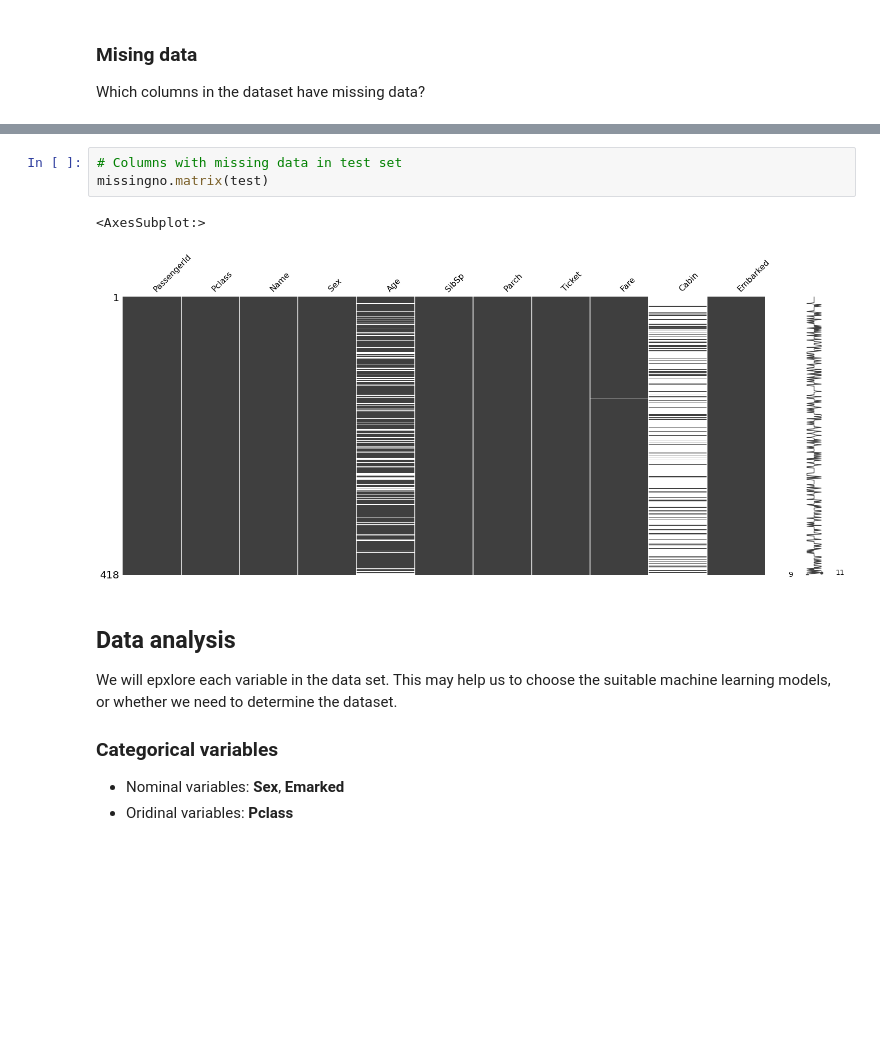
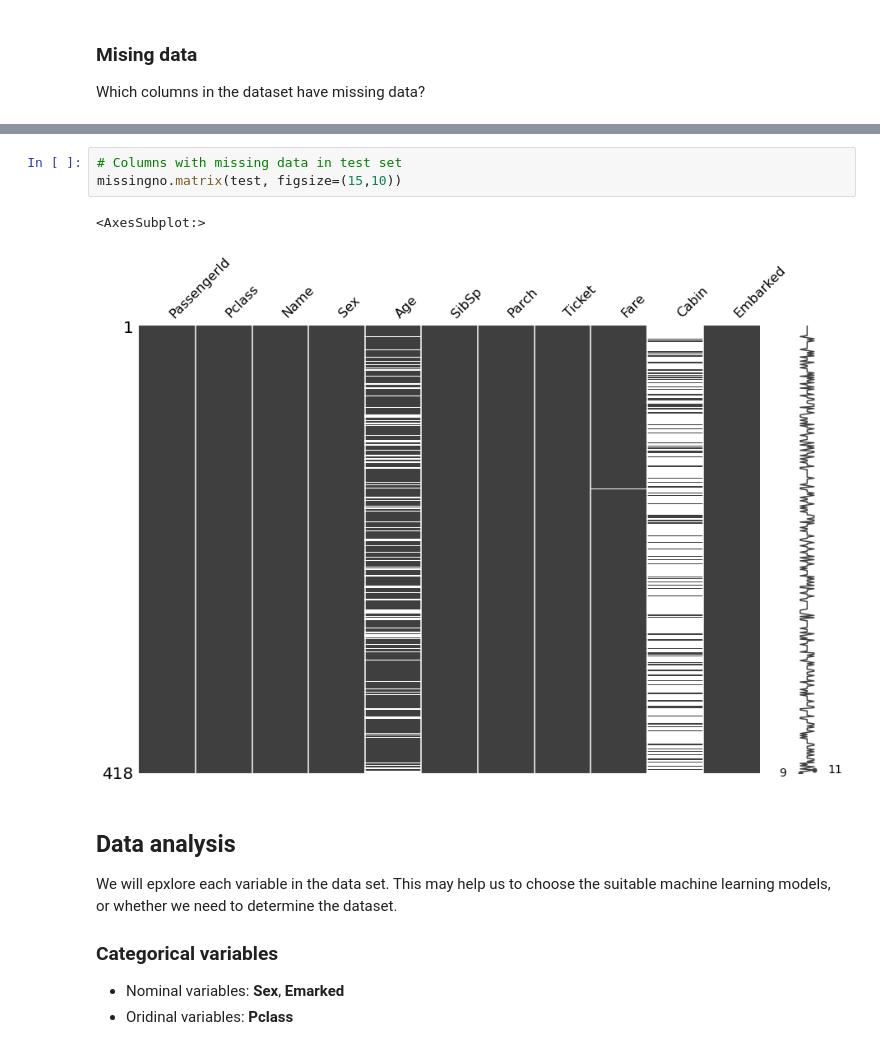
Before and after one commit to jmateo27/Titanic-Project, a Jupyter notebook: titanic.ipynb, the cells around one changed output, grey strips where cells are left out. Cells and saved outputs as stored; diff of their text form; blank space fills up the shorter version.

```diff
--- a/titanic.ipynb
+++ b/titanic.ipynb
@@ -95,9 +95,9 @@ missingno.matrix(train)
 # %%
 # Columns with missing data in test set
-missingno.matrix(test)
+missingno.matrix(test, figsize=(15,10))
 # %% [output]
 <AxesSubplot:>
-[figure, old version]
+[figure, new version]
 # %% [markdown]
 ## Data analysis
 
```
Also changed, not shown: parts of 11 cells of this notebook.
